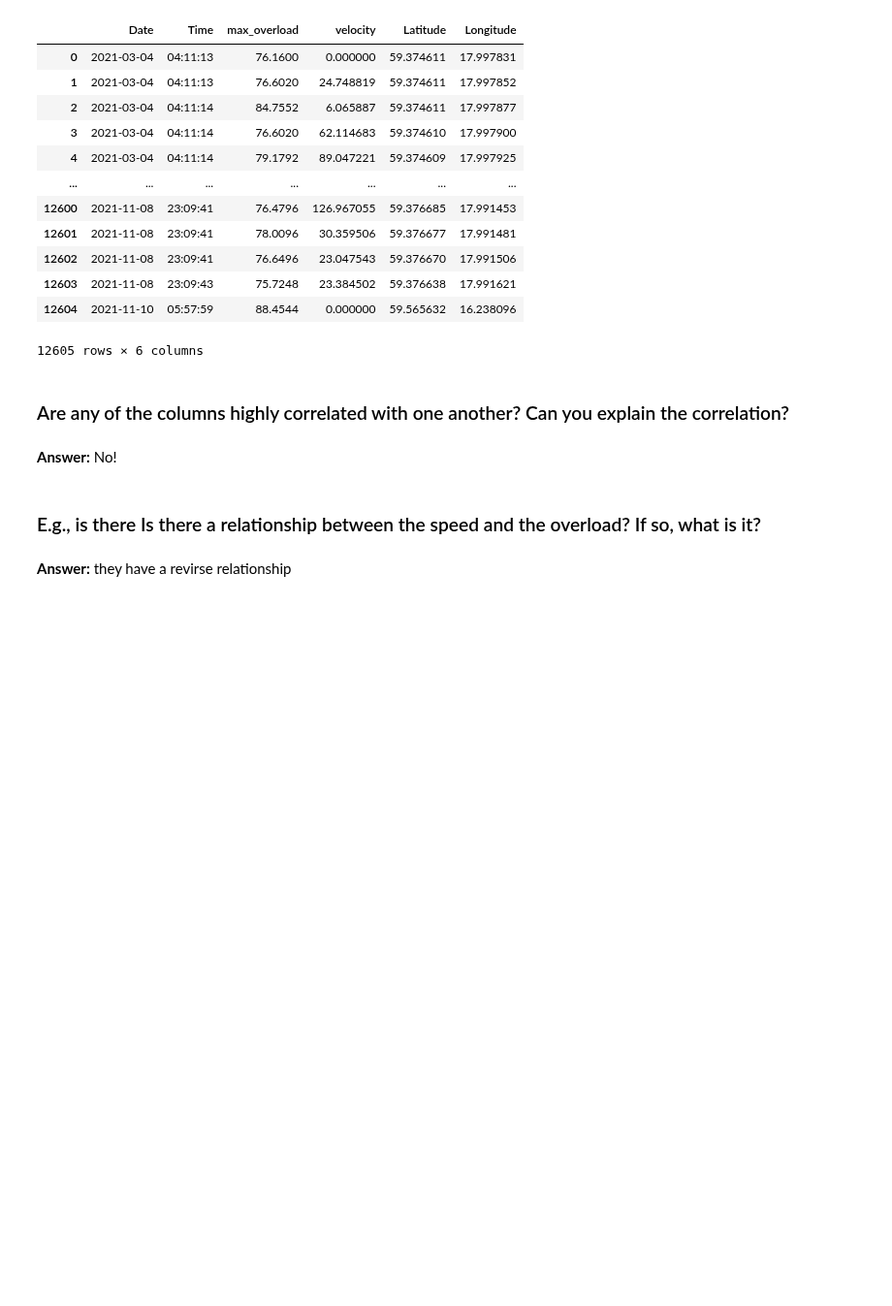
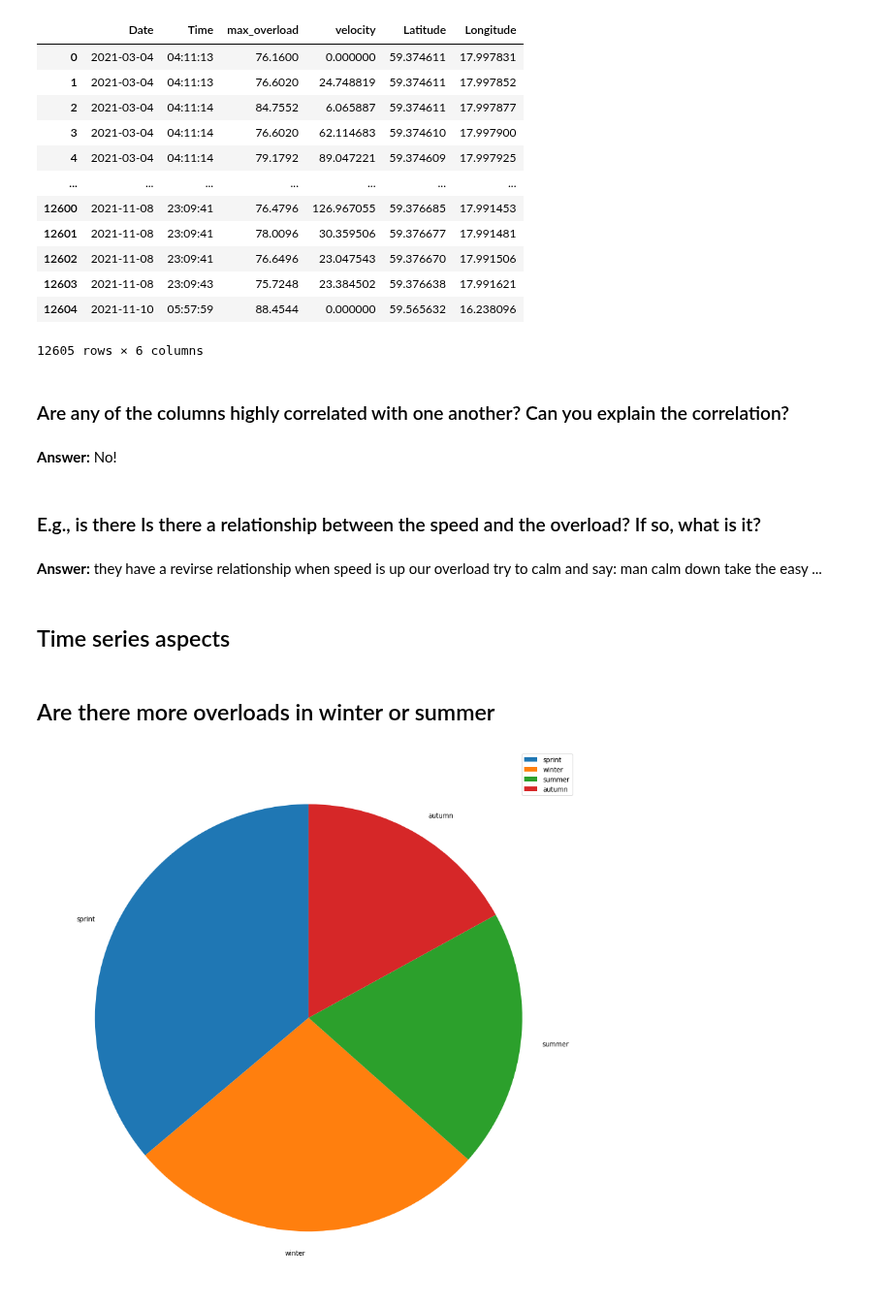
Before and after one commit to OmidSa75/Data_scinece-Smartset-overloads-PoliMI, a Jupyter notebook: main.ipynb, the cells around one changed output. Shown at 97% size. Saved outputs shown, nothing was run; the diff lists cells and outputs as text; code cells hidden in the pictures; blank space fills up the shorter version.

```diff
--- a/main.ipynb
+++ b/main.ipynb
@@ -546,7 +540,7 @@ Name: velocity, dtype: float64
 
 datetime = list(map(' '.join, df1[['Date', 'Time']].values.tolist()))
 df1['Datetime'] = pd.to_datetime(pd.Series(datetime))
-df1['day_of_weak'] = df1['Datetime'].dt.dayofweek
+df1['day_of_weak'] = df1['Datetime'].dt.weekday
 df1['day_of_weak'].value_counts()
 # %% [output]
 4    3374
@@ -592,4 +586,34 @@ new_imp_df1
 # %% [markdown]
 ### E.g., is there Is there a relationship between the speed and the overload? If so, what is it?
 # %% [markdown]
-**Answer:** they have a revirse relationship
+**Answer:** they have a revirse relationship when speed is up our overload try to calm and say: man calm down take the easy ...
+# %% [markdown]
+## Time series aspects
+# %% [markdown]
+## Are there more overloads in winter or summer
+# %%
+# we add new feature and that is season ...
+df1['season'] = df1['Datetime'].dt.month
+
+
+def season_extractor(month):
+    if 2 < month <= 5:
+        return 'sprint'
+    elif 6 < month <= 8:
+        return 'summer'
+    elif 8 < month <= 10:
+        return 'autumn'
+    else:
+        return 'winter'
+
+
+df1['season'] = df1['season'].apply(season_extractor)
+
+
+plt.figure(figsize=(15, 15))
+
+plt.pie(df1['season'].value_counts(), labels=df1['season'].unique() ,startangle=90)
+plt.legend()
+plt.show()
+# %% [output]
+[figure, added]
```
Also changed, not shown: parts of 6 cells of this notebook.
